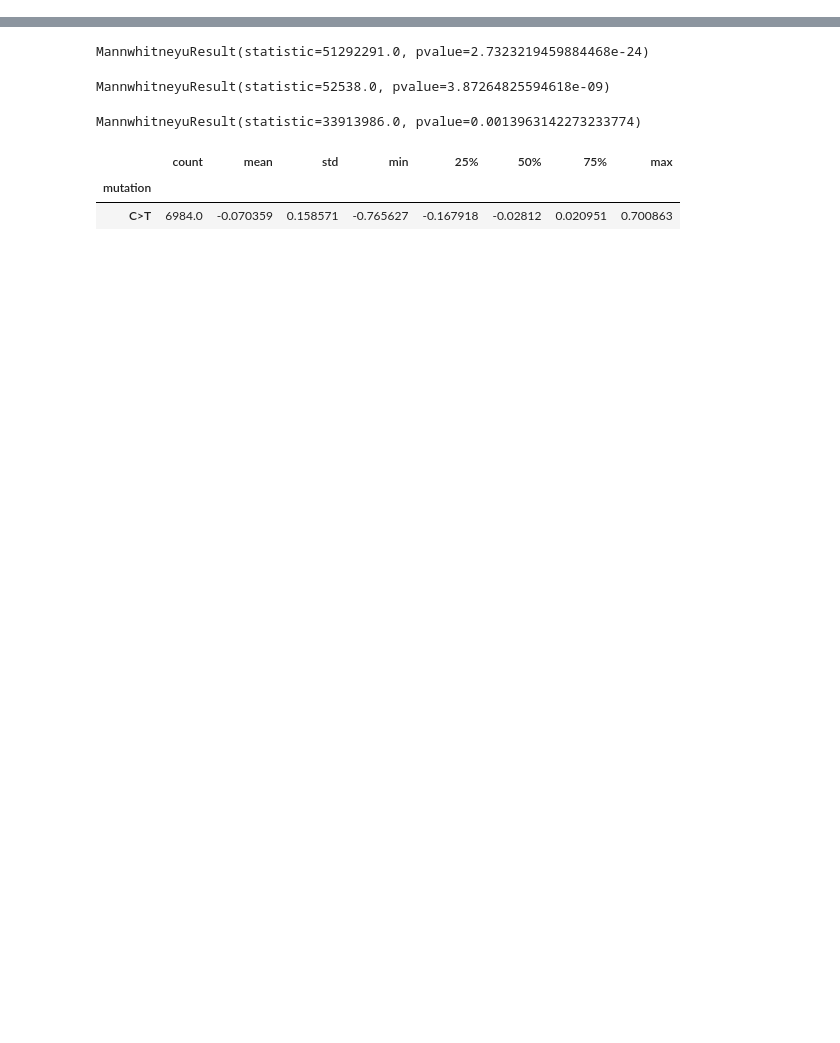
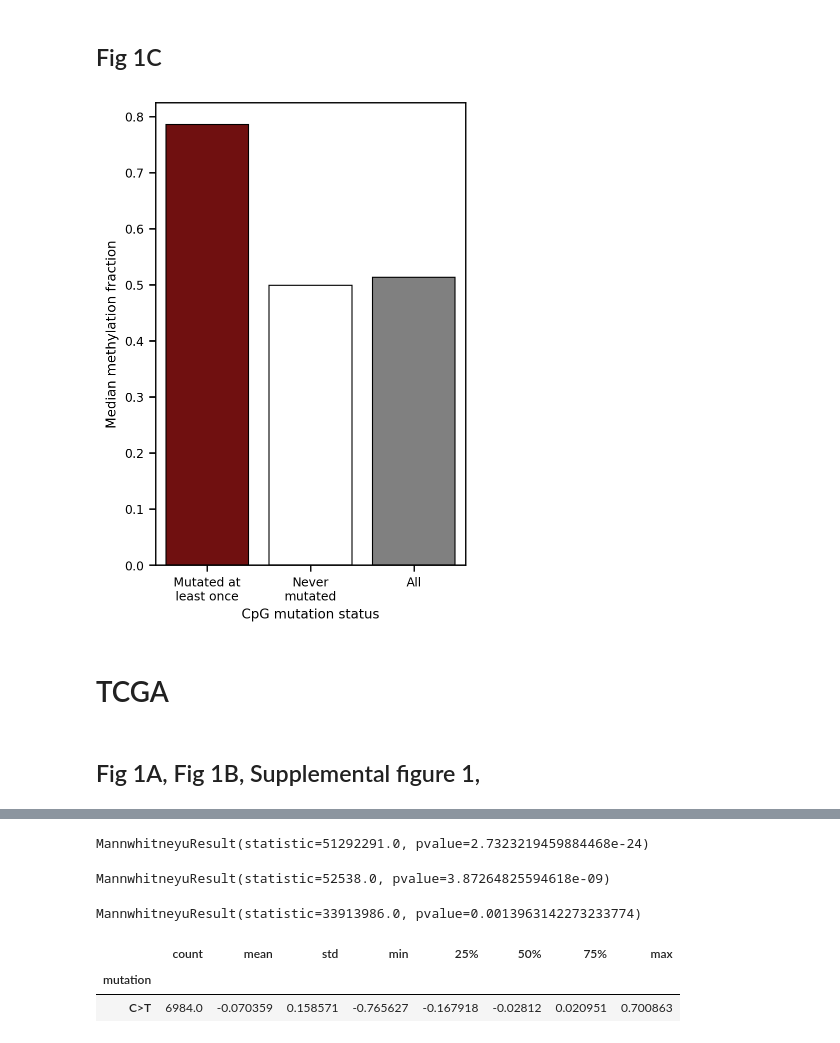
Before and after one commit to zanekoch/methylation_and_mutation, a Jupyter notebook: figure1_042023.ipynb, the cells around one changed output, grey strips where cells are left out. Drawn from its saved outputs; the diff is of its cells as text; code cells hidden in the pictures; blank space fills up the shorter version.

```diff
--- a/figure1_042023.ipynb
+++ b/figure1_042023.ipynb
@@ -224,0 +120,27 @@ array(['Non mutated CpGs', 'Mutated CpGs', 'Site of no CpG mutation'],
+# %% [markdown]
+## Fig 1C
+# %%
+mut_in_measured_cpg_df = utils.join_df_with_illum_cpg(icgc_mut_w_age_df, illumina_cpg_locs_df, icgc_methyl_age_df_t)
+mutated_atleast_once = mut_in_measured_cpg_df['#id'].to_list()
+never_mutated = list(
+    set(icgc_methyl_age_df_t.iloc[:,3:].columns)
+    - set(mutated_atleast_once)
+    )
+# %%
+"""to_plot = pd.DataFrame(
+    {'Mutated at\nleast once': all_methyl_age_df_t.loc[:,mutated_atleast_once].mean(axis = 0).median(),
+     'Never\nmutated': all_methyl_age_df_t.loc[:,never_mutated].mean(axis = 0).median(),
+    'All': all_methyl_age_df_t.mean(axis = 0).median()}, index = ['Median methylation fraction']
+    )"""
+
+fig, axes = plt.subplots(figsize=(4,6), dpi = 100)
+sns.set_context('paper')
+sns.barplot(data = to_plot.T.reset_index().rename(columns = {'index': 'CpG mutation status'}), x = 'CpG mutation status', y = 'Median methylation fraction', palette =['maroon', 'white', 'grey'], edgecolor = 'black', ax = axes)
+
+plt.savefig("/cellar/users/zkoch/methylation_and_mutation/output_dirs/final_figures/figure1/figure1C_ICGC_median_methyl_by_mutated.svg",format='svg', dpi = 300)
+# %% [output]
+[figure, added]
+# %% [markdown]
+# TCGA
+# %% [markdown]
+## Fig 1A, Fig 1B, Supplemental figure 1,
```
Also changed, not shown: parts of 49 cells of this notebook, 15 other files.
